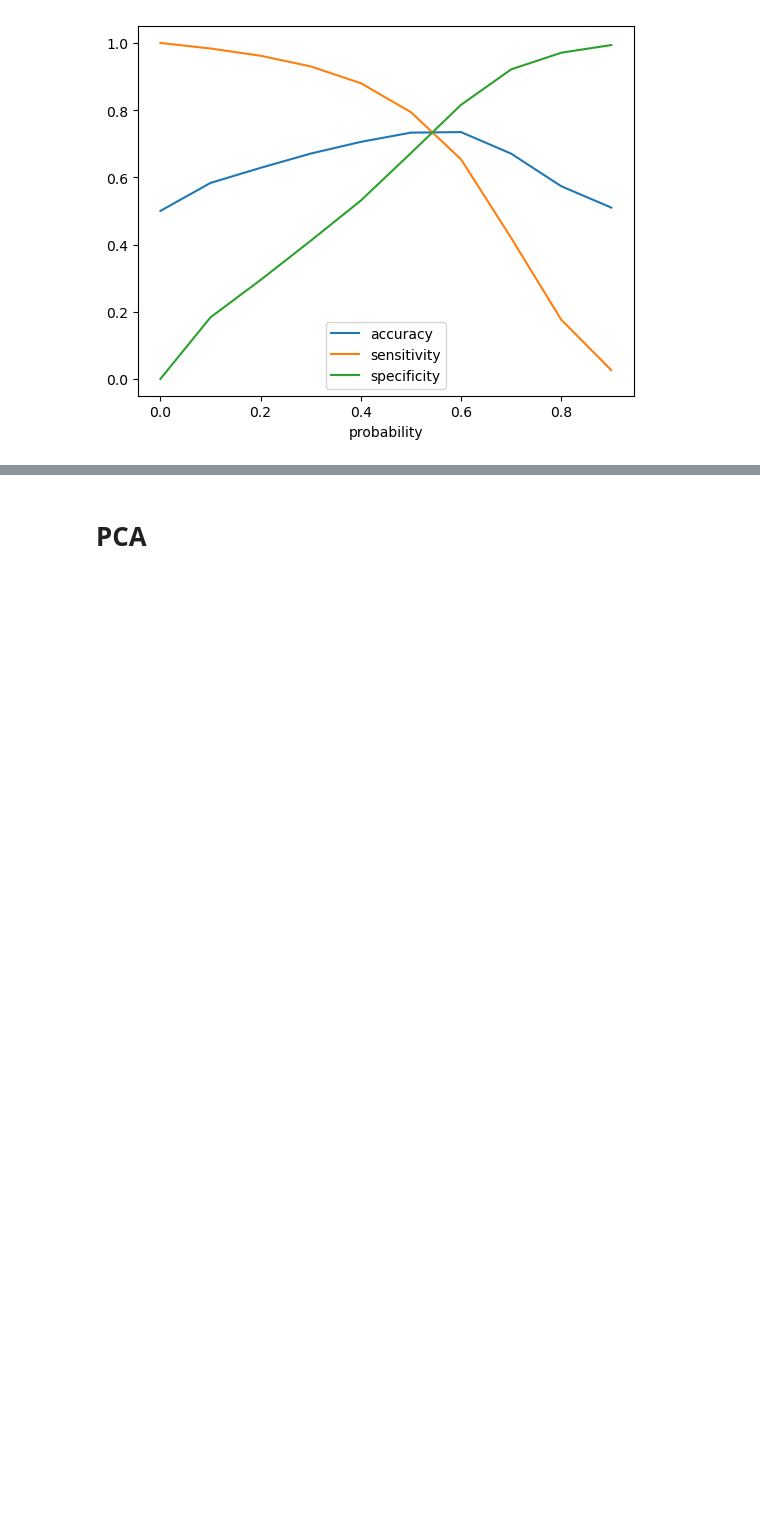
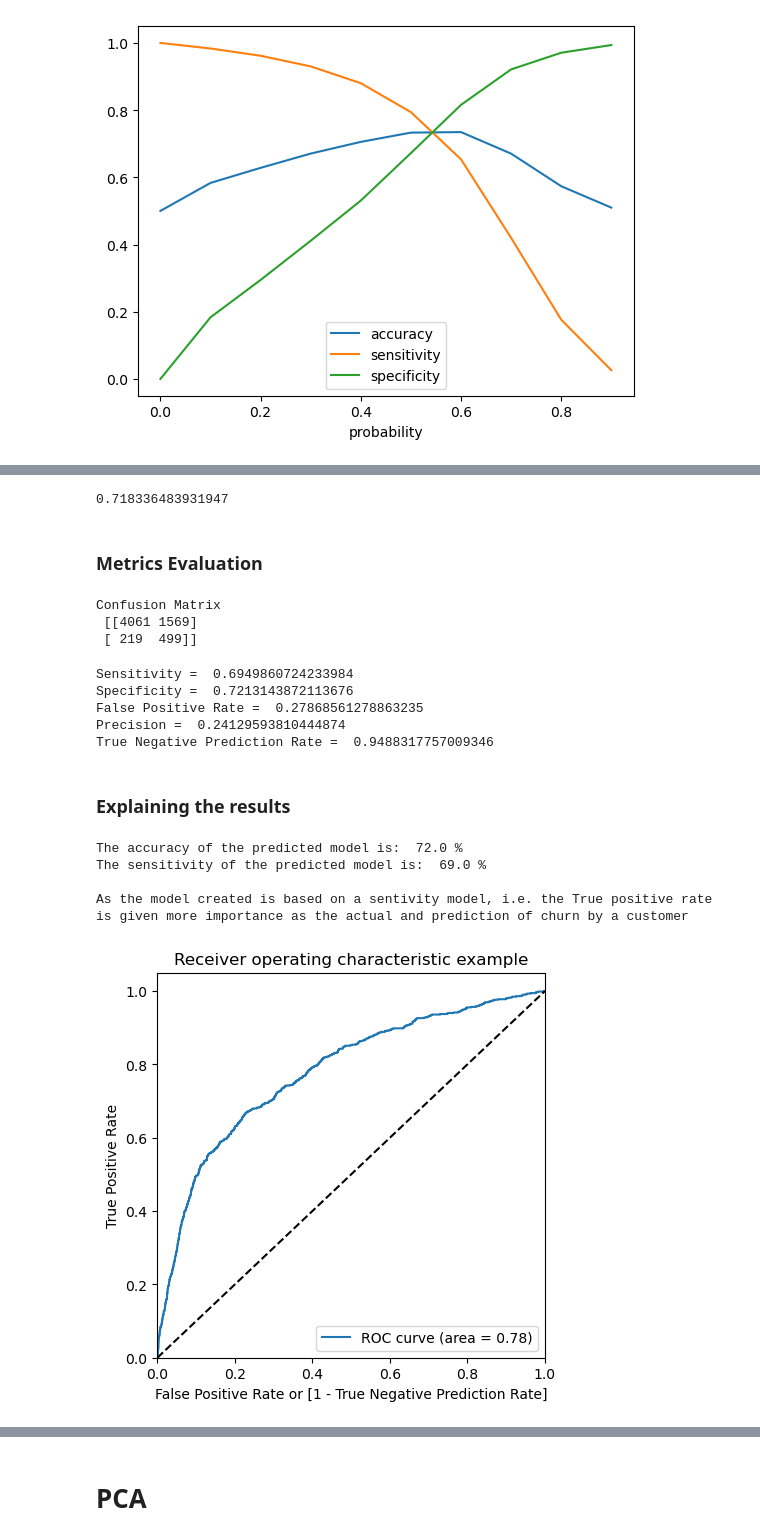
Before and after one commit to SanjayaKumarSahoo/telecom-churn-group-case-study, a Jupyter notebook: solution.ipynb, the cells around one changed output, grey strips where cells are left out. Drawn from its saved outputs; the diff is of its cells as text; code cells hidden in the pictures; blank space fills up the shorter version.

```diff
--- a/solution.ipynb
+++ b/solution.ipynb
@@ -1163,0 +1330,5 @@ plt.show()
+# %%
+y_pred=y_pred.rename(columns = {0:"Conv_prob"})
+# %%
+y_test_df = pd.DataFrame(y_test)
+y_test_df.head()
@@ -1163,0 +1342,3 @@ plt.show()
+# %%
+y_pred_final = pd.concat([y_test_df,y_pred],axis=1)
+y_pred_final.head()
@@ -1163,0 +1352,3 @@ plt.show()
+# %%
+y_pred_final['test_churn_pred'] = y_pred_final.Conv_prob.map(lambda x: 1 if x>0.54 else 0)
+y_pred_final.head()
@@ -1163,0 +1362,15 @@ plt.show()
+# %%
+# Checking the overall accuracy of the predicted set.
+metrics.accuracy_score(y_pred_final.churn_probability, y_pred_final.test_churn_pred)
+# %% [output]
+0.718336483931947
+# %% [markdown]
+### Metrics Evaluation
+# %%
+# Confusion Matrix
+confusion2_test = metrics.confusion_matrix(y_pred_final.churn_probability, y_pred_final.test_churn_pred)
+print("Confusion Matrix\n",confusion2_test)
+# %% [output]
+Confusion Matrix
+ [[4061 1569]
+ [ 219  499]]
@@ -1163,0 +1383,42 @@ plt.show()
+# %%
+# Let's see the sensitivity of our logistic regression model
+print("Sensitivity = ",TP3 / float(TP3+FN3))
+
+# Let us calculate specificity
+print("Specificity = ",TN3 / float(TN3+FP3))
+
+# Calculate false postive rate - predicting churn when customer does not have churned
+print("False Positive Rate = ",FP3/ float(TN3+FP3))
+
+# positive predictive value
+print ("Precision = ",TP3 / float(TP3+FP3))
+
+# Negative predictive value
+print ("True Negative Prediction Rate = ",TN3 / float(TN3+FN3))
+# %% [output]
+Sensitivity =  0.6949860724233984
+Specificity =  0.7213143872113676
+False Positive Rate =  0.27868561278863235
+Precision =  0.24129593810444874
+True Negative Prediction Rate =  0.9488317757009346
+# %% [markdown]
+### Explaining the results
+# %%
+print("The accuracy of the predicted model is: ",round(metrics.accuracy_score(y_pred_final.churn_probability, y_pred_final.test_churn_pred),2)*100,"%")
+print("The sensitivity of the predicted model is: ",round(TP3 / float(TP3+FN3),2)*100,"%")
+
+print("\nAs the model created is based on a sentivity model, i.e. the True positive rate is given more importance as the actual and prediction of churn by a customer\n")
+# %% [output]
+The accuracy of the predicted model is:  72.0 %
+The sensitivity of the predicted model is:  69.0 %
+
+As the model created is based on a sentivity model, i.e. the True positive rate is given more importance as the actual and prediction of churn by a customer
+# %%
+# ROC curve for the test dataset
+
+# Defining the variables to plot the curve
+fpr, tpr, thresholds = metrics.roc_curve(y_pred_final.churn_probability,y_pred_final.Conv_prob, drop_intermediate = False )
+# Plotting the curve for the obtained metrics
+draw_roc(y_pred_final.churn_probability,y_pred_final.Conv_prob)
+# %% [output]
+[figure, added]
```
Also changed, not shown: parts of 22 cells of this notebook.
